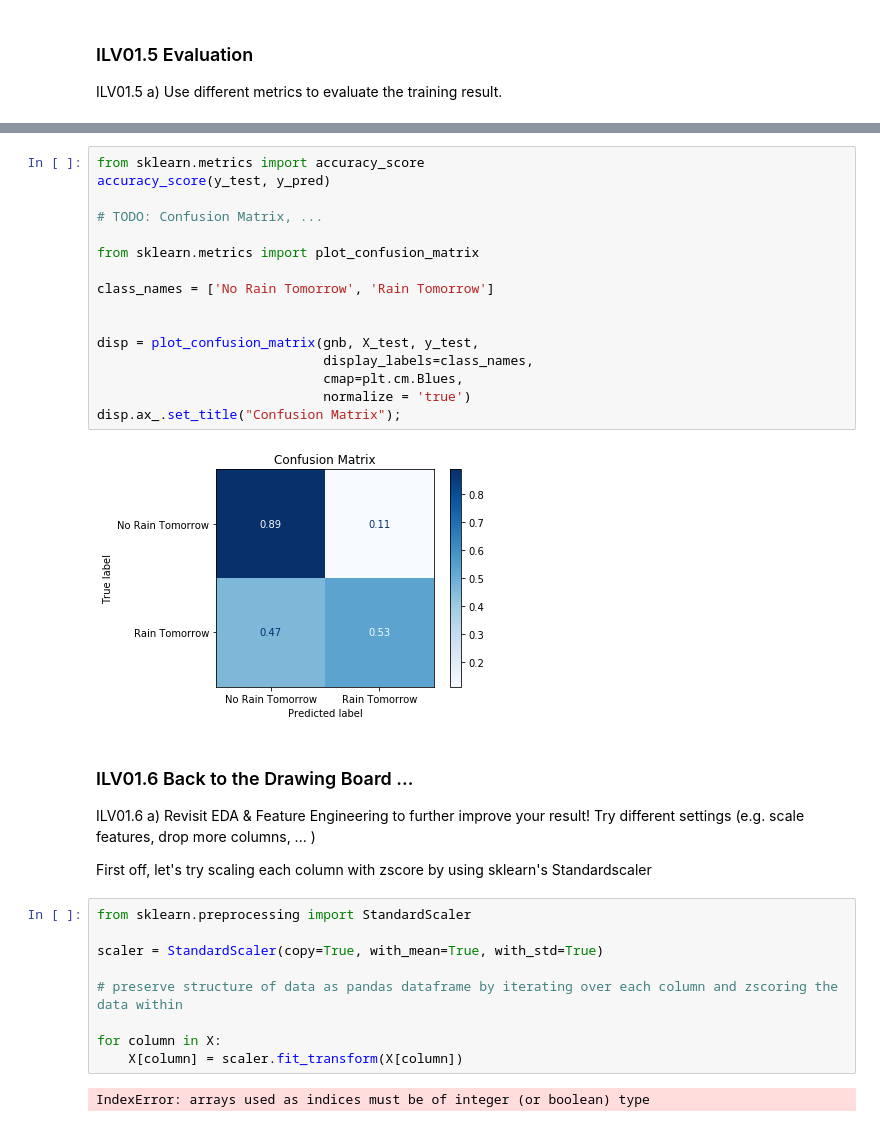
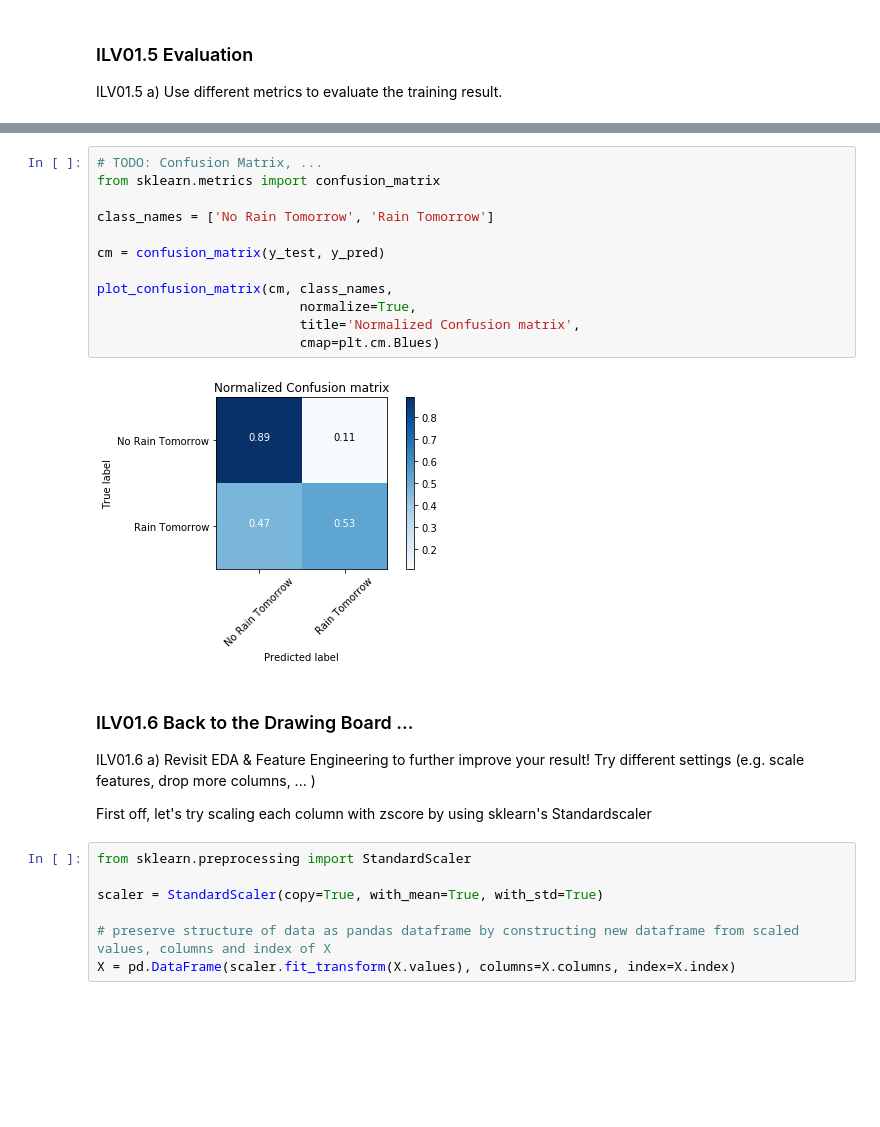
Before and after one commit to mschirl/machine-learning, a Jupyter notebook: ILV01.ipynb, the cells around one changed output, grey strips where cells are left out. Drawn from its saved outputs; the diff is of its cells as text; blank space fills up the shorter version.

```diff
--- a/ILV01.ipynb
+++ b/ILV01.ipynb
@@ -416,21 +428,17 @@ def plot_confusion_matrix(cm, classes,
 # %%
-from sklearn.metrics import accuracy_score
-accuracy_score(y_test, y_pred)
-
 # TODO: Confusion Matrix, ...
-
-from sklearn.metrics import plot_confusion_matrix
+from sklearn.metrics import confusion_matrix
 
 class_names = ['No Rain Tomorrow', 'Rain Tomorrow']
 
+cm = confusion_matrix(y_test, y_pred)
 
-disp = plot_confusion_matrix(gnb, X_test, y_test,
-                             display_labels=class_names,
-                             cmap=plt.cm.Blues,
-                             normalize = 'true')
-disp.ax_.set_title("Confusion Matrix");
+plot_confusion_matrix(cm, class_names,
+                          normalize=True,
+                          title='Normalized Confusion matrix',
+                          cmap=plt.cm.Blues)
 # %% [output]
-[figure, old version]
+[figure, new version]
 # %% [markdown]
 ### ILV01.6 Back to the Drawing Board ...
 
@@ -442,11 +450,7 @@ from sklearn.preprocessing import StandardScaler
 
 scaler = StandardScaler(copy=True, with_mean=True, with_std=True)
 
-# preserve structure of data as pandas dataframe by iterating over each column and zscoring the data within
-
-for column in X:
-    X[column] = scaler.fit_transform(X[column])
+# preserve structure of data as pandas dataframe by constructing new dataframe from scaled values, columns and index of X
+X = pd.DataFrame(scaler.fit_transform(X.values), columns=X.columns, index=X.index)
-# %% [output]
-IndexError: arrays used as indices must be of integer (or boolean) type
 # %%
 plt.figure(figsize=(20,10))
```
Also changed, not shown: parts of 28 cells of this notebook.
